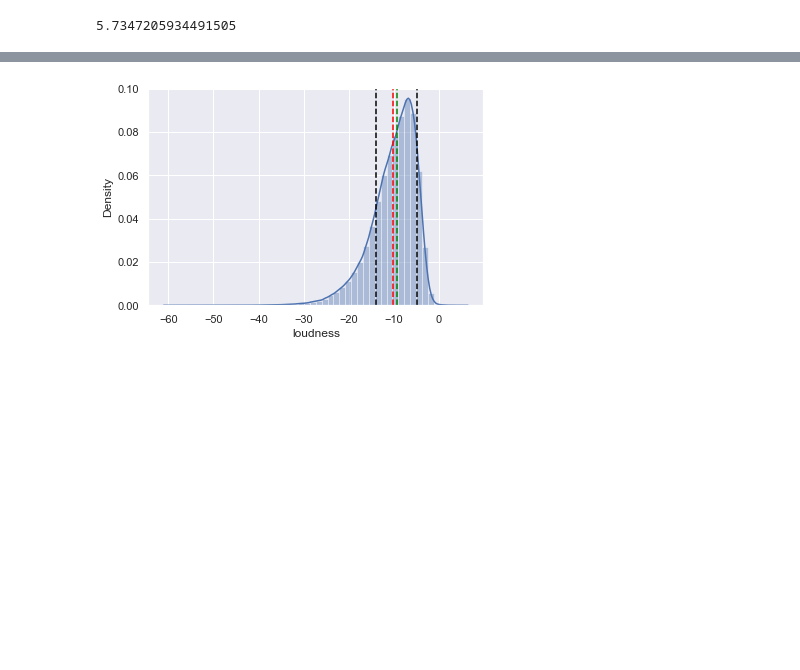
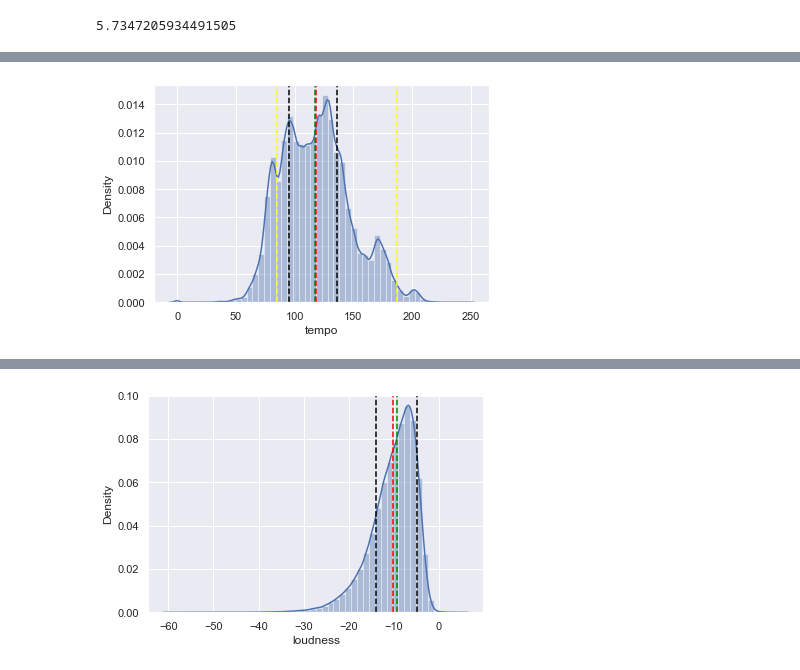
Before and after one commit to lucio-cornejo/proyecto-analisis-de-datos-1INF03, a Jupyter notebook: codes/limpieza_de_datos.ipynb, the cells around one changed output, grey strips where cells are left out. Saved outputs shown, nothing was run; the diff lists cells and outputs as text; code cells hidden in the pictures; blank space fills up the shorter version.

```diff
--- a/codes/limpieza_de_datos.ipynb
+++ b/codes/limpieza_de_datos.ipynb
@@ -583,0 +641,4 @@ dfnum[['loudness']].loc[(dfnum.loudness > ul) | (dfnum.loudness < ll)]
+# %%
+analisis_outliers('tempo', 1.25)
+# %% [output]
+[figure, added]
```
Also changed, not shown: parts of 19 cells of this notebook.
